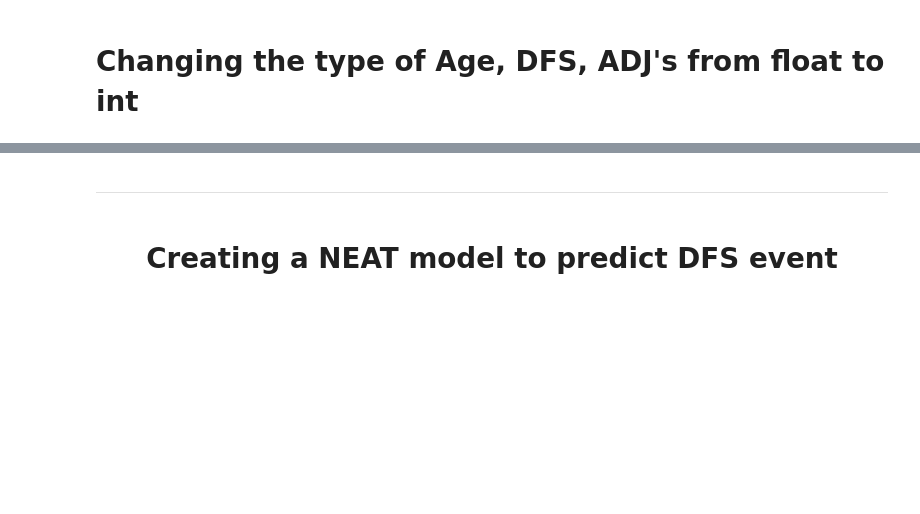
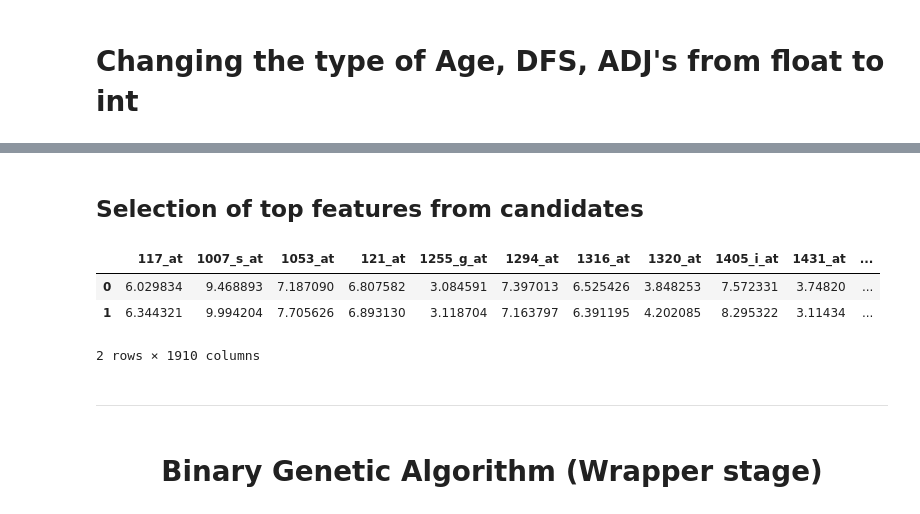
Before and after one commit to Sarath191181208/HybridFeatureSubsetSelectionUsingBGA, a Jupyter notebook: main.ipynb, the cells around one changed output, grey strips where cells are left out. Cells and saved outputs as stored; diff of their text form; code cells hidden in the pictures; blank space fills up the shorter version.

```diff
--- a/main.ipynb
+++ b/main.ipynb
@@ -79,3 +87,3 @@ df_processed
 # %%
-Y = df_processed['DFS event']
+Y = df['DFS event']
 Y
@@ -116,4 +150,27 @@ X
+# %% [markdown]
+## Selection of top features from candidates
+# %%
+def get_subset_indices(features_index, mutual_information, threshold=0.53):
+    return [idx for idx, mutual_info in zip(features_index,mutual_information) if mutual_info > abs(threshold)]
+
+subset_indices =  get_subset_indices(
+    features_index=features_indices,
+    mutual_information=mutual_information,
+    threshold=0.91
+)
+# %%
+# subset of the data
+sub_set = pd.DataFrame()
+for i in subset_indices:
+    label = x_labels[i]
+    sub_set[label] = df[label]
+sub_set.head(2)
+# %% [output]
+|  | 117_at | 1007_s_at | 1053_at | 121_at | 1255_g_at | 1294_at | 1316_at | 1320_at | 1405_i_at | 1431_at | ... |
+| 0 | 6.029834 | 9.468893 | 7.187090 | 6.807582 | 3.084591 | 7.397013 | 6.525426 | 3.848253 | 7.572331 | 3.74820 | ... |
+| 1 | 6.344321 | 9.994204 | 7.705626 | 6.893130 | 3.118704 | 7.163797 | 6.391195 | 4.202085 | 8.295322 | 3.11434 | ... |
+2 rows × 1910 columns
 # %% [markdown]
 ----
 # %% [markdown]
-<h1 style="text-align:center"> Creating a NEAT model to predict DFS event </h1>
+<h1 style="text-align:center">  Binary Genetic Algorithm (Wrapper stage) </h1>
```
Also changed, not shown: parts of 41 cells of this notebook, 9 other files.
